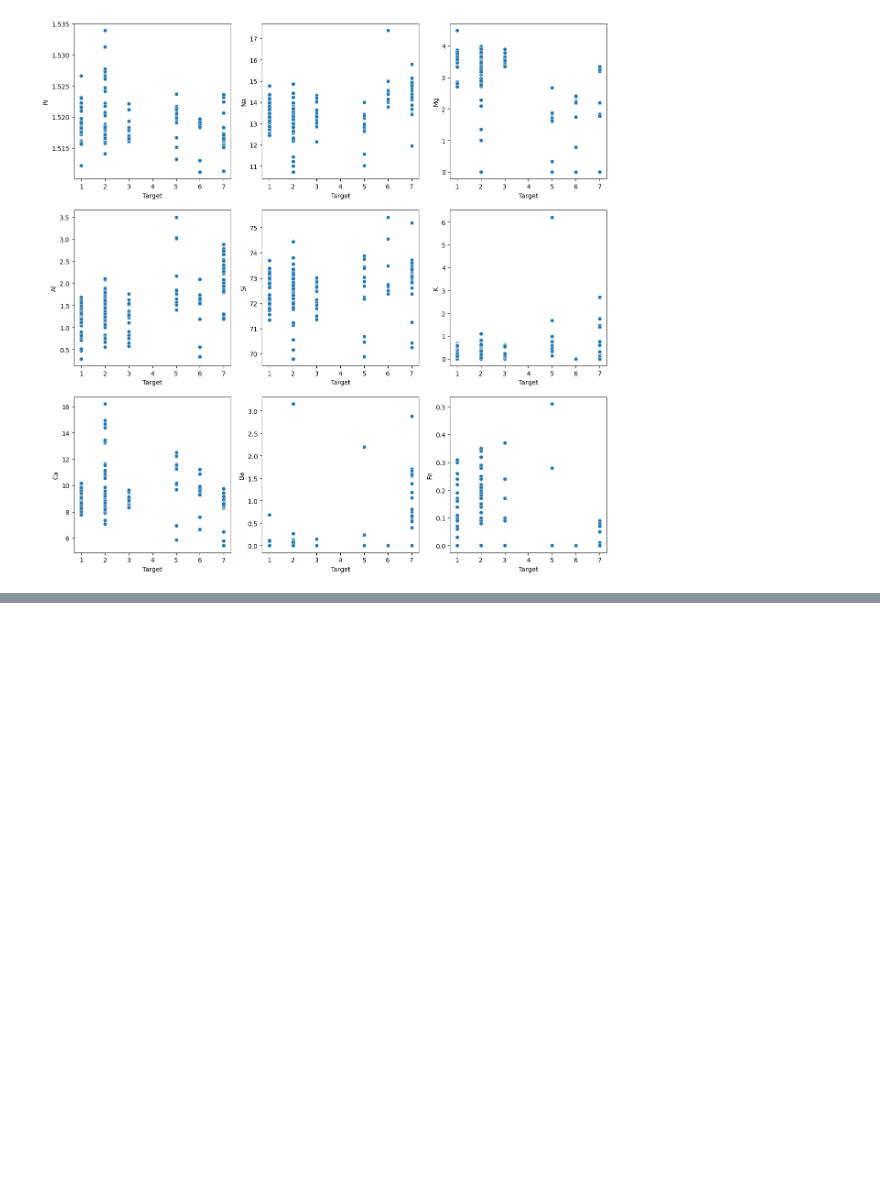
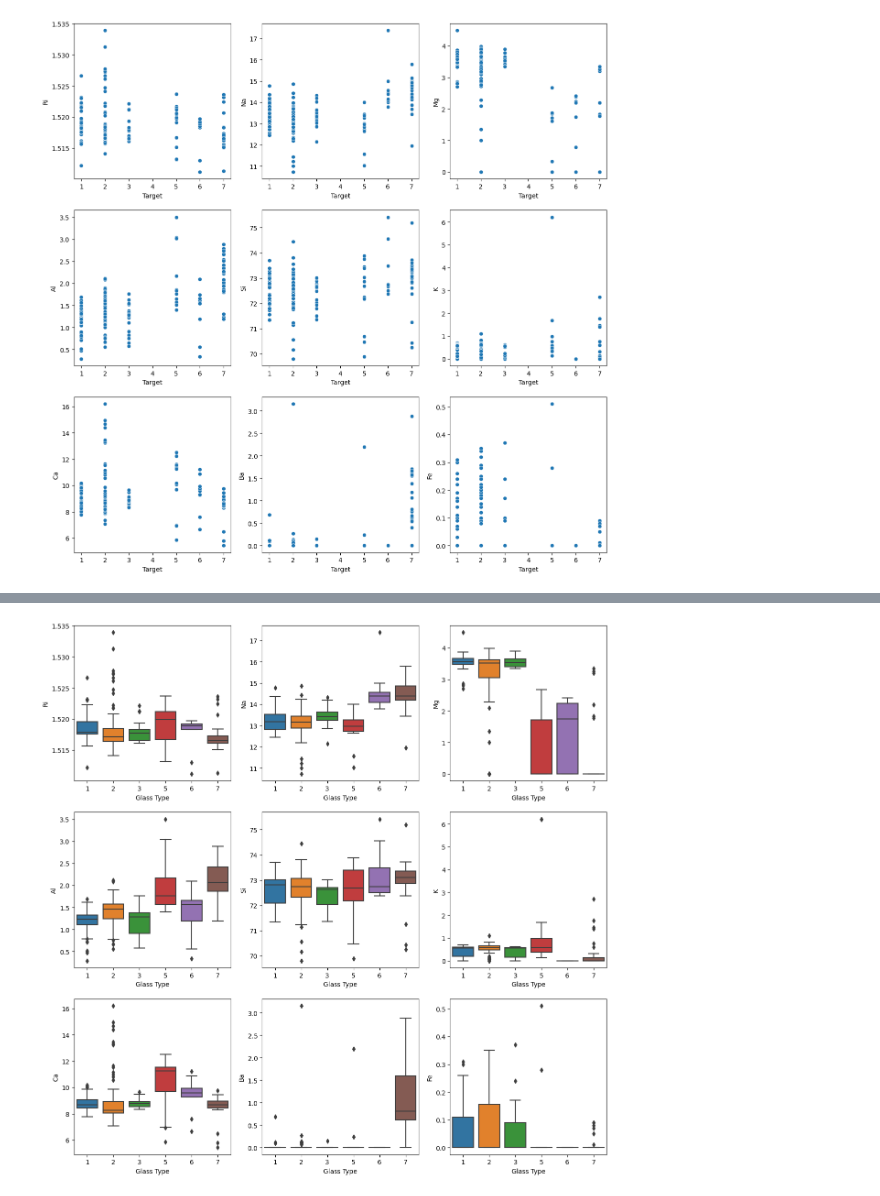
Before and after one commit to AlfieFitch/CS165-Coursework, a Jupyter notebook: Coursework1.ipynb, the cells around one changed output, grey strips where cells are left out. Saved outputs shown, nothing was run; the diff lists cells and outputs as text; code cells hidden in the pictures; blank space fills up the shorter version.

```diff
--- a/Coursework1.ipynb
+++ b/Coursework1.ipynb
@@ -104,0 +161,51 @@ The Scatterplots above give a good understanding of each type composition. For e
+# %%
+
+fig, axs = plt.subplots(3, 3 ,figsize=(15, 15))
+plt.subplot(3,3,1)
+sns.boxplot(x='Target', y='Ri', data=data_frame)
+plt.xlabel('Glass Type')
+plt.ylabel('Ri')
+
+plt.subplot(3,3,2)
+sns.boxplot(x='Target', y='Na', data=data_frame)
+plt.xlabel('Glass Type')
+plt.ylabel('Na')
+
+plt.subplot(3,3,3)
+sns.boxplot(x='Target', y='Mg', data=data_frame)
+plt.xlabel('Glass Type')
+plt.ylabel('Mg')
+
+plt.subplot(3,3,4)
+sns.boxplot(x='Target', y='Al', data=data_frame)
+plt.xlabel('Glass Type')
+plt.ylabel('Al')
+
+plt.subplot(3,3,5)
+sns.boxplot(x='Target', y='Si', data=data_frame)
+plt.xlabel('Glass Type')
+plt.ylabel('Si')
+
+plt.subplot(3,3,6)
+sns.boxplot(x='Target', y='K', data=data_frame, labels=None)
+plt.xlabel('Glass Type')
+plt.ylabel('K')
+
+plt.subplot(3,3,7)
+sns.boxplot(x='Target', y='Ca', data=data_frame)
+plt.xlabel('Glass Type')
+plt.ylabel('Ca')
+
+plt.subplot(3,3,8)
+sns.boxplot(x='Target', y='Ba', data=data_frame)
+plt.xlabel('Glass Type')
+plt.ylabel('Ba')
+
+plt.subplot(3,3,9)
+sns.boxplot(x='Target', y='Fe', data=data_frame)
+plt.xlabel('Glass Type')
+plt.ylabel('Fe')
+
+plt.show()
+# %% [output]
+[figure, added]
```
Also changed, not shown: parts of 28 cells of this notebook.
